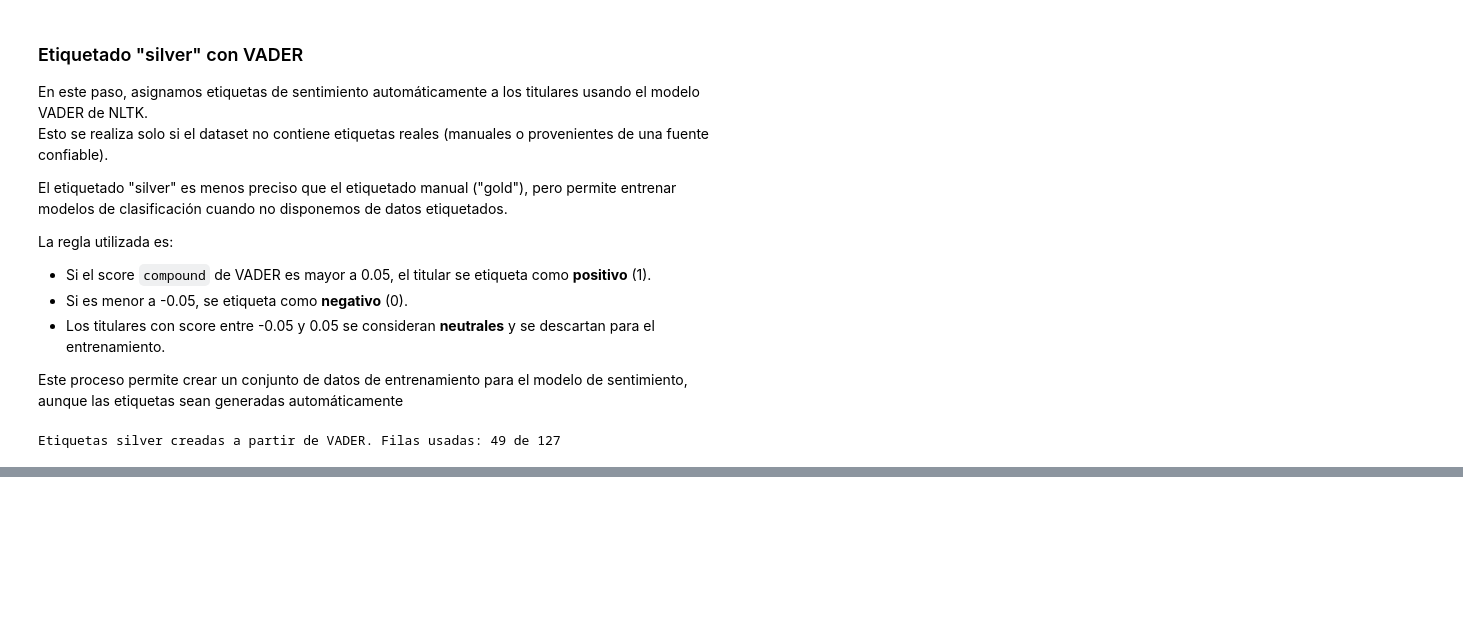
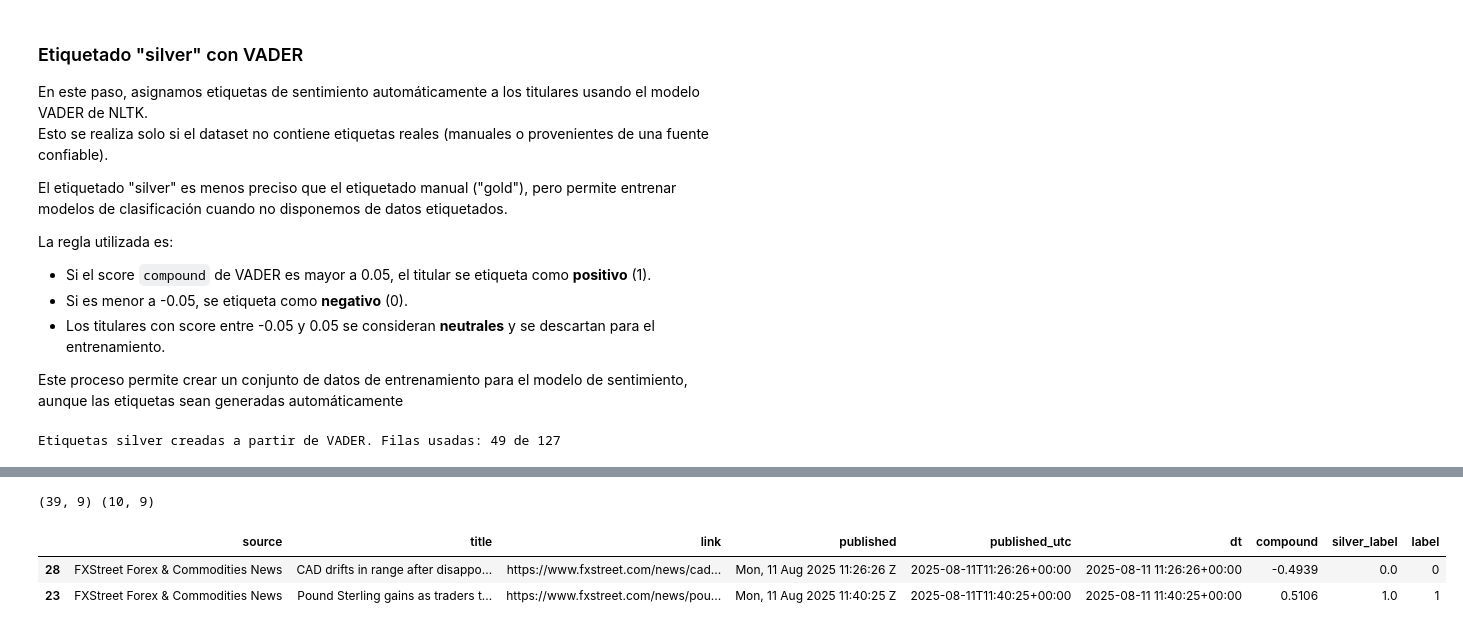
Before and after one commit to AnnaPChop/forex-sentiment-analysis, a Jupyter notebook: notebooks/02_modelo_sentimiento.ipynb, the cells around one changed output, grey strips where cells are left out. Saved outputs shown, nothing was run; the diff lists cells and outputs as text; code cells hidden in the pictures; blank space fills up the shorter version.

Commit message:
add temporal split

```diff
--- a/notebooks/02_modelo_sentimiento.ipynb
+++ b/notebooks/02_modelo_sentimiento.ipynb
@@ -155,0 +168,17 @@ Etiquetas silver creadas a partir de VADER. Filas usadas: 49 de 127
+# %%
+if df_train["dt"].notna().any():
+    df_train = df_train.sort_values("dt")
+    # usar última porción como test
+    split_idx = int(len(df_train)*0.8)
+    train_df = df_train.iloc[:split_idx]
+    test_df  = df_train.iloc[split_idx:]
+else:
+    train_df, test_df = train_test_split(df_train, test_size=0.2, random_state=42, stratify=df_train["label"])
+
+print(train_df.shape, test_df.shape)
+train_df.head(2)
+# %% [output]
+(39, 9) (10, 9)
+|  | source | title | link | published | published_utc | dt | compound | silver_label | label |
+| 28 | FXStreet Forex & Commodities News | CAD drifts in range after disappo... | https://www.fxstreet.com/news/cad... | Mon, 11 Aug 2025 11:26:26 Z | 2025-08-11T11:26:26+00:00 | 2025-08-11 11:26:26+00:00 | -0.4939 | 0.0 | 0 |
+| 23 | FXStreet Forex & Commodities News | Pound Sterling gains as traders t... | https://www.fxstreet.com/news/pou... | Mon, 11 Aug 2025 11:40:25 Z | 2025-08-11T11:40:25+00:00 | 2025-08-11 11:40:25+00:00 | 0.5106 | 1.0 | 1 |
```
Also changed, not shown: parts of 1 cell of this notebook.
